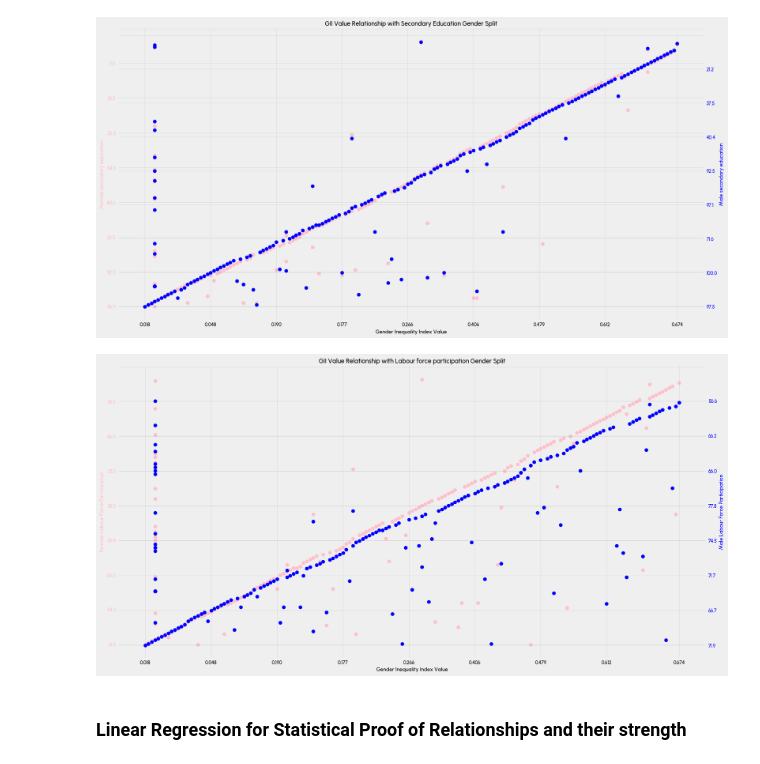
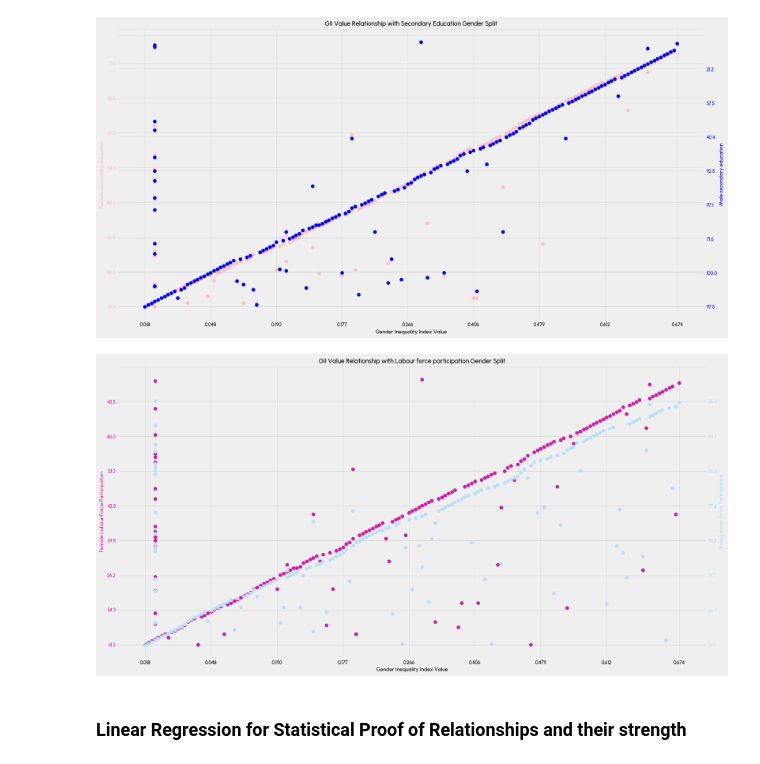
Before and after one commit to VikkiWalls/International-Womens-Day, a Jupyter notebook: 2025.ipynb, the cells around one changed output. Saved outputs shown, nothing was run; the diff lists cells and outputs as text; code cells hidden in the pictures.

```diff
--- a/2025.ipynb
+++ b/2025.ipynb
@@ -189,40 +189,40 @@ y1 = GII_Data['Labour force participation rate Female']
 y2 = GII_Data.iloc[:,10]
 
 # Set Figsize
 fig, ax1 = plt.subplots(figsize=(20,10))
 
 # Create Basic Plot (Labour force participation)
-ax1.scatter(x, y1, color='pink', label='Female', marker='o')
+ax1.scatter(x, y1, color='#D51DA7', label='Female', marker='o')
 
 # Add Labels
 ax1.set_xlabel('Gender Inequality Index Value')
-ax1.set_ylabel('Female Labour Force Participation', color='pink')
-ax1.tick_params(axis='y', labelcolor='pink')
+ax1.set_ylabel('Female Labour Force Participation', color='#D51DA7')
+ax1.tick_params(axis='y', labelcolor='#D51DA7')
 
 # Create Basic Plot (Labour force participation)
 ax2= ax1.twinx() # Creates a second Y axis on the right
-ax2.scatter(x, y2, color='blue', label='Male', marker='o')
+ax2.scatter(x, y2, color='#BAE0F7', label='Male', marker='o')
 
 # Add Labels
 # ax2.xlabel('Gender Inequality Index Value')
-ax2.set_ylabel('Male Labour Force Participation', color='blue')
-ax2.tick_params(axis='y', labelcolor='blue')
+ax2.set_ylabel('Male Labour Force Participation', color='#BAE0F7')
+ax2.tick_params(axis='y', labelcolor='#BAE0F7')
 
 # # Customise x-axis ticks for better viewership
 ax1.tick_params(axis='x')
 plt.xticks([0,20,40,60,80,100,120,140,162])
 
 # # Customise y-axis ticks for better viewership
 ticks = [0, 20, 40, 60, 80, 100, 120, 140, 160]
 ax1.set_yticks(ticks)  # Set y-ticks for left y-axis (ax1)
 ax2.set_yticks(ticks)  # Set y-ticks for right y-axis (ax2)
 
 plt.title('GII Value Relationship with Labour force participation Gender Split')
 
 # View Plot
 plt.show()
 # %% [output]
-[figure, old version]
+[figure, new version]
 # %% [markdown]
 ### Linear Regression for Statistical Proof of Relationships and their strength
 # %% [markdown]
```
Also changed, not shown: parts of 7 cells of this notebook.
